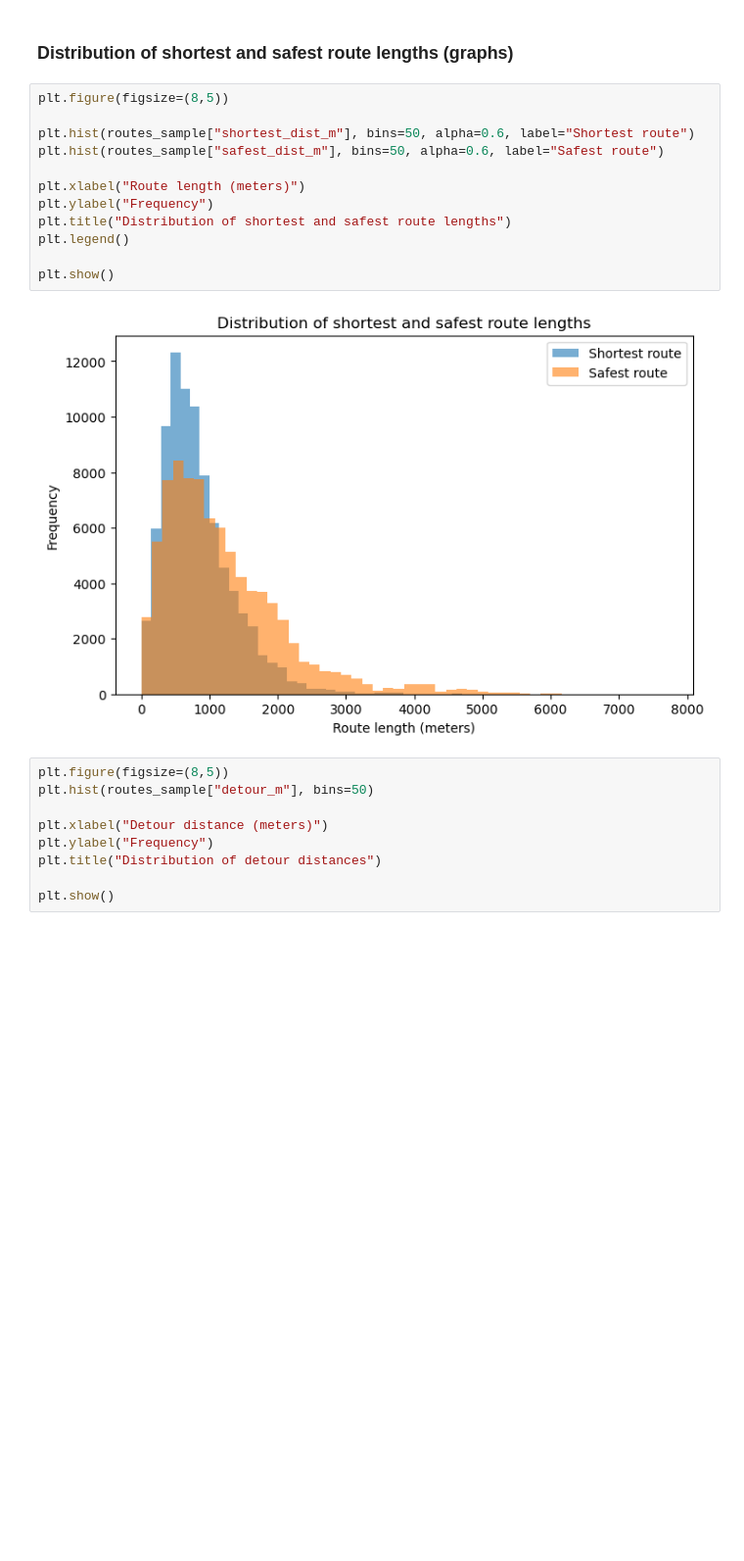
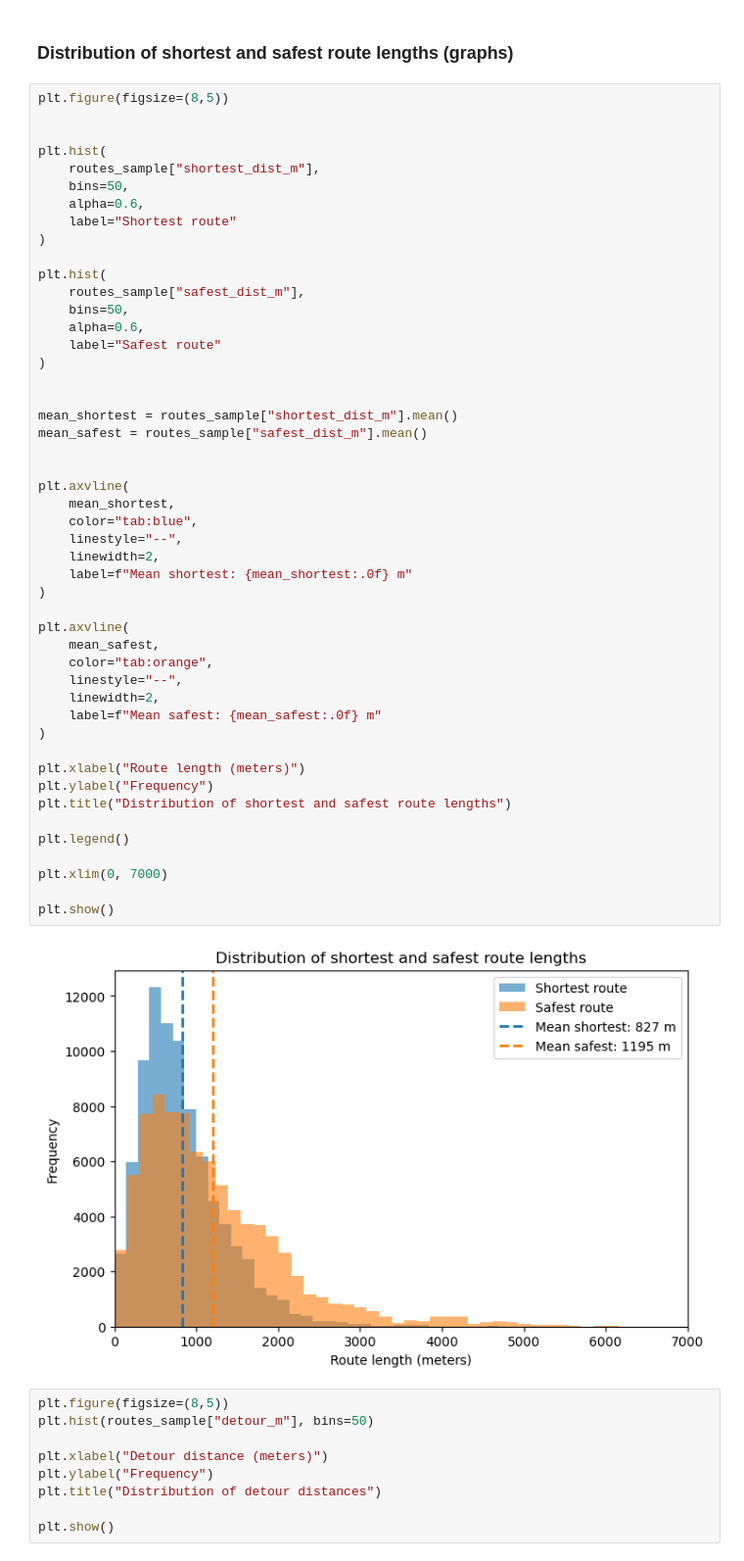
Before and after one commit to peterkriegel/safe-bike-paths-to-school-cph, a Jupyter notebook: notebooks/05_route_compute.ipynb, the cells around one changed output. Shown at 98% size. Drawn from its saved outputs; the diff is of its cells as text; blank space fills up the shorter version.

```diff
--- a/notebooks/05_route_compute.ipynb
+++ b/notebooks/05_route_compute.ipynb
@@ -555,17 +555,53 @@ Detour ratio: 1.29
 # %%
 plt.figure(figsize=(8,5))
 
-plt.hist(routes_sample["shortest_dist_m"], bins=50, alpha=0.6, label="Shortest route")
-plt.hist(routes_sample["safest_dist_m"], bins=50, alpha=0.6, label="Safest route")
+
+plt.hist(
+    routes_sample["shortest_dist_m"],
+    bins=50,
+    alpha=0.6,
+    label="Shortest route"
+)
+
+plt.hist(
+    routes_sample["safest_dist_m"],
+    bins=50,
+    alpha=0.6,
+    label="Safest route"
+)
+
+
+mean_shortest = routes_sample["shortest_dist_m"].mean()
+mean_safest = routes_sample["safest_dist_m"].mean()
+
+
+plt.axvline(
+    mean_shortest,
+    color="tab:blue",
+    linestyle="--",
+    linewidth=2,
+    label=f"Mean shortest: {mean_shortest:.0f} m"
+)
+
+plt.axvline(
+    mean_safest,
+    color="tab:orange",
+    linestyle="--",
+    linewidth=2,
+    label=f"Mean safest: {mean_safest:.0f} m"
+)
 
 plt.xlabel("Route length (meters)")
 plt.ylabel("Frequency")
 plt.title("Distribution of shortest and safest route lengths")
+
 plt.legend()
 
+plt.xlim(0, 7000)
+
 plt.show()
 # %% [output]
-[figure, old version]
+[figure, new version]
 # %%
 plt.figure(figsize=(8,5))
 plt.hist(routes_sample["detour_m"], bins=50)
```
Also changed, not shown: parts of 2 cells of this notebook, 1 other file.
